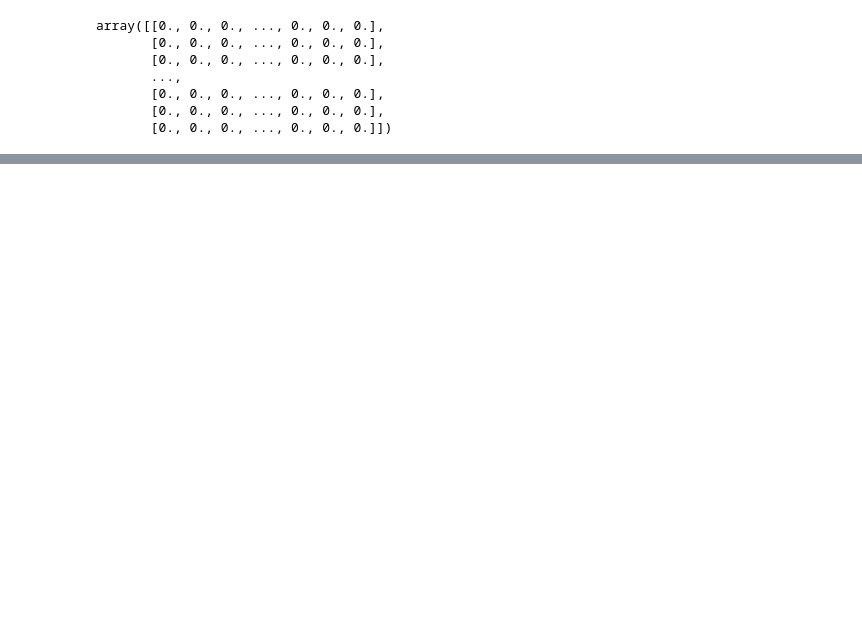
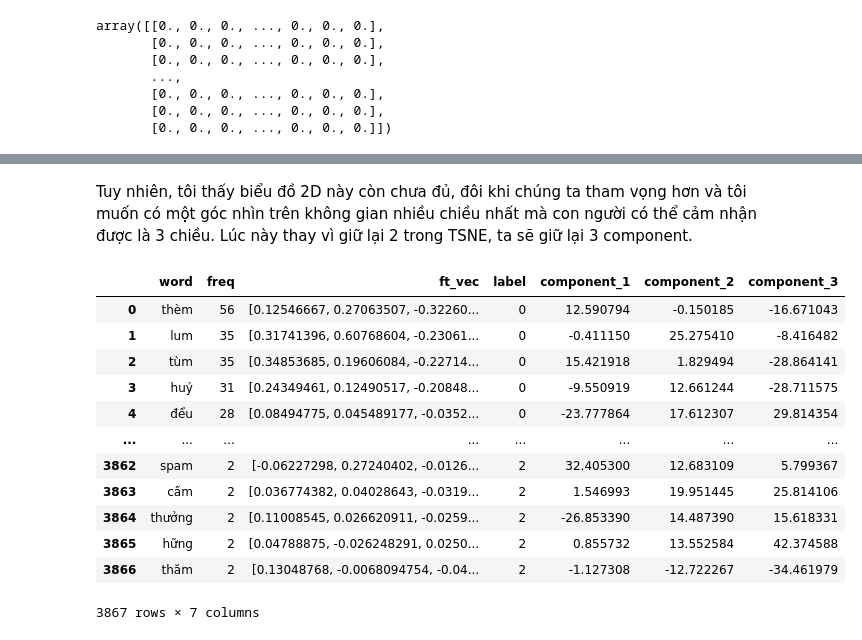
Before and after one commit to cuongpiger/SCL_KHVW_Sentiment_Analysis_Project, a Jupyter notebook: 04.eda.ipynb, the cells around one changed output, grey strips where cells are left out. Saved outputs shown, nothing was run; the diff lists cells and outputs as text; code cells hidden in the pictures; blank space fills up the shorter version.

```diff
--- a/04.eda.ipynb
+++ b/04.eda.ipynb
@@ -276,0 +305,19 @@ for word in list(word_id_sub.keys()):
+# %% [markdown]
+Tuy nhiên, tôi thấy biểu đồ 2D này còn chưa đủ, đôi khi chúng ta tham vọng hơn và tôi muốn có một góc nhìn trên không gian nhiều chiều nhất mà con người có thể cảm nhận được là 3 chiều. Lúc này thay vì giữ lại 2 trong TSNE, ta sẽ giữ lại 3 component.
+# %%
+tsne_3_components = Detective.tsneGetNCompenent(vec_words, 3)
+tsne_3_components
+# %% [output]
+|  | word | freq | ft_vec | label | component_1 | component_2 | component_3 |
+| 0 | thèm | 56 | [0.12546667, 0.27063507, -0.32260... | 0 | 12.590794 | -0.150185 | -16.671043 |
+| 1 | lum | 35 | [0.31741396, 0.60768604, -0.23061... | 0 | -0.411150 | 25.275410 | -8.416482 |
+| 2 | tùm | 35 | [0.34853685, 0.19606084, -0.22714... | 0 | 15.421918 | 1.829494 | -28.864141 |
+| 3 | huỷ | 31 | [0.24349461, 0.12490517, -0.20848... | 0 | -9.550919 | 12.661244 | -28.711575 |
+| 4 | đểu | 28 | [0.08494775, 0.045489177, -0.0352... | 0 | -23.777864 | 17.612307 | 29.814354 |
+| ... | ... | ... | ... | ... | ... | ... | ... |
+| 3862 | spam | 2 | [-0.06227298, 0.27240402, -0.0126... | 2 | 32.405300 | 12.683109 | 5.799367 |
+| 3863 | cấm | 2 | [0.036774382, 0.04028643, -0.0319... | 2 | 1.546993 | 19.951445 | 25.814106 |
+| 3864 | thưởng | 2 | [0.11008545, 0.026620911, -0.0259... | 2 | -26.853390 | 14.487390 | 15.618331 |
+| 3865 | hững | 2 | [0.04788875, -0.026248291, 0.0250... | 2 | 0.855732 | 13.552584 | 42.374588 |
+| 3866 | thăm | 2 | [0.13048768, -0.0068094754, -0.04... | 2 | -1.127308 | -12.722267 | -34.461979 |
+3867 rows × 7 columns
```
Also changed, not shown: parts of 15 cells of this notebook, 2 other files.
